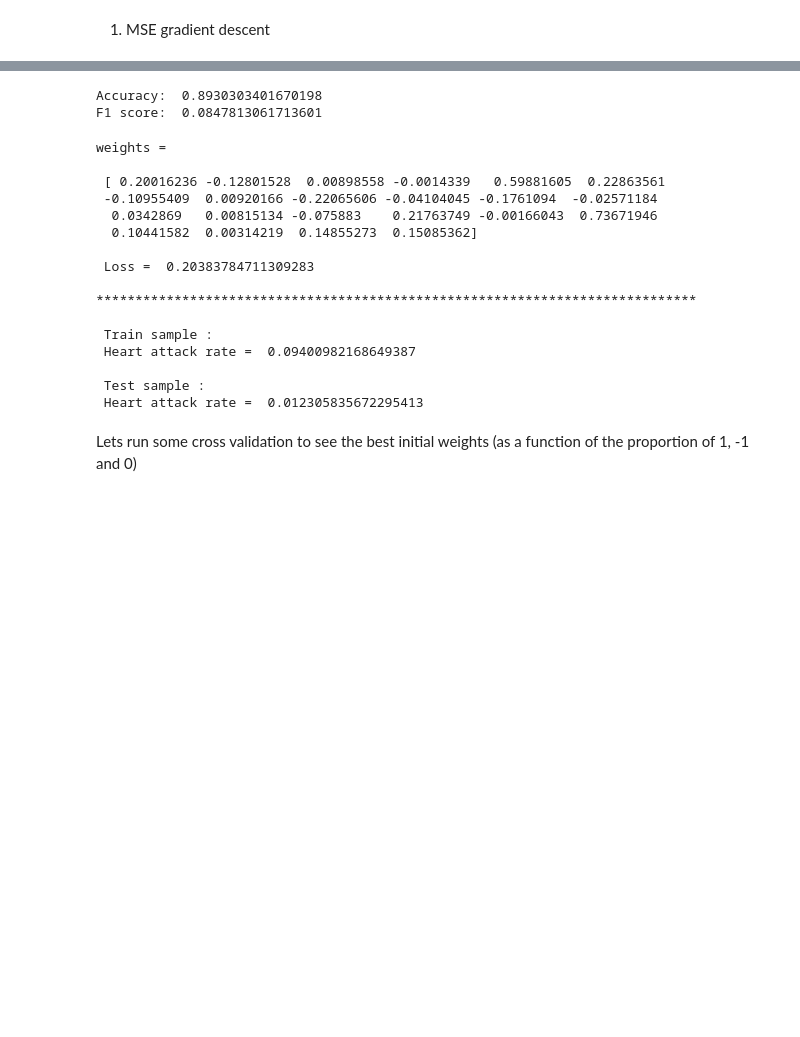
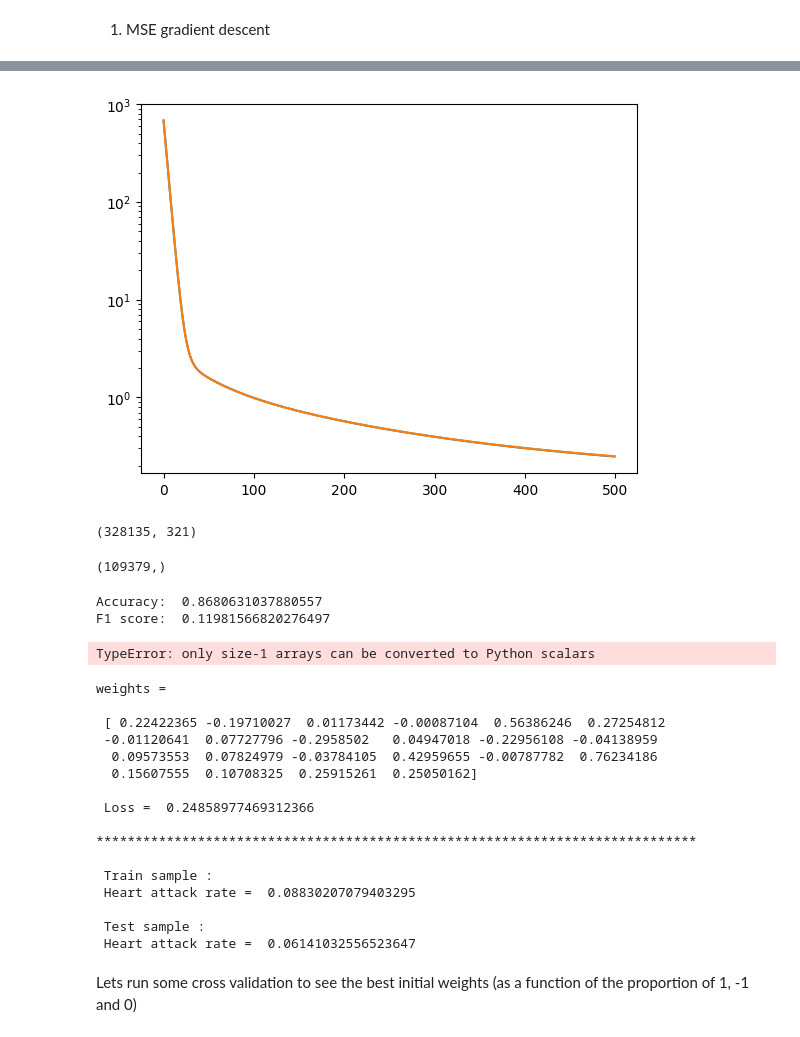
Before and after one commit to lucilemln/ML-project, a Jupyter notebook: run.ipynb, the cells around one changed output, grey strips where cells are left out. Cells and saved outputs as stored; diff of their text form; code cells hidden in the pictures; blank space fills up the shorter version.

Commit message:
Understanding of the code + modifications of gd + plotting

```diff
--- a/run.ipynb
+++ b/run.ipynb
@@ -99,0 +121,4 @@ tX_test = np.c_[np.ones((len(x_test_featured), 1)), x_test_featured]
+# %%
+initial_w = [random.choice([1, -1]) for i in range(len(tX_train[0]))]
+initial_w = np.ones(len(tX_train[0]))
+max_iter = 500
@@ -99,0 +127,5 @@ tX_test = np.c_[np.ones((len(x_test_featured), 1)), x_test_featured]
+# %%
+tX_train_train = tX_train[:int(len(tX_train)*0.7)]
+y_train_train = y_train[:int(len(tX_train)*0.7)]
+tX_train_test = tX_train[int(len(tX_train)*0.7):]
+y_train_test = y_train[int(len(tX_train)*0.7):]
@@ -104,14 +143,5 @@ tX_test = np.c_[np.ones((len(x_test_featured), 1)), x_test_featured]
 # %%
 #Compute gradient descent with MSE as loss function (see functions.py for the function)
 
-
-tX_train_train = tX_train[:int(len(tX_train)*0.7)]
-y_train_train = y_train_processed[:int(len(tX_train)*0.7)]
-tX_train_test = tX_train[int(len(tX_train)*0.7):]
-y_train_test = y_train_processed[int(len(tX_train)*0.7):]
-
-initial_w = [random.choice([1, -1]) for i in range(len(tX_train_train[0]))]
-
-
-w_mse_gd, loss_mse_gd = f.mean_squared_error_gd(y_train_train, tX_train_train, np.ones(len(tX_train_train[0])), 800, 0.01)
+w_mse_gd, loss_mse_gd = f.mean_squared_error_gd(y_train_train, tX_train_train, initial_w, 500, 0.01)
 # %% [output]
@@ -119,5 +149,25 @@ Gradient Descent(799/800): loss=0.1897731751797139
+# %%
+loss_test_set = []
+
+for w in w_mse_gd:
+    loss_test_set.append(f.compute_mse(y_train_test, tX_train_test, w))
+# %%
+plt.figure(0)
+plt.semilogy(loss_mse_gd)
+plt.semilogy(loss_test_set)
+plt.show()
+# %% [output]
+[figure, added]
+# %%
+test_ids.shape
+# %% [output]
+(328135, 321)
+# %%
+y_test_rounded.shape
+# %% [output]
+(109379,)
 # %%
-y_pred = tX_train_test.dot(w_mse_gd)
+y_pred = tX_train_test.dot(w_mse_gd[-1])
 y_pred = np.where(y_pred > 0, 1, -1)
 
 _,_,_,_,f1 = f.confusion_matrix(y_train_test, y_pred)
@@ -125,33 +175,37 @@ _,_,_,_,f1 = f.confusion_matrix(y_train_test, y_pred)
 print("Accuracy: ", np.sum(y_pred == y_train_test)/len(y_train_test))
 print("F1 score: ", f1)
 # %% [output]
-Accuracy:  0.8930303401670198
-F1 score:  0.0847813061713601
+Accuracy:  0.8680631037880557
+F1 score:  0.11981566820276497
+# %%
+h.create_csv_submission(test_ids, y_test_rounded, 'submission_gd.csv')
+# %% [output]
+TypeError: only size-1 arrays can be converted to Python scalars
 # %%
 #Test the model on the test sample. Do we need to standardize ?
 
-y_test = tX_test.dot(w_mse_gd)
+y_test = tX_test.dot(w_mse_gd[-1])
 y_test_rounded = np.where(y_test > 0, 1, -1) #not sure about this line
 
-print('weights = \n\n', w_mse_gd,'\n\n Loss = ', loss_mse_gd,'\n\n*****************************************************************************',
-      ' \n\n Train sample : \n', 'Heart attack rate = ', np.count_nonzero(y_train_processed == 1)/len(y_train_processed), '\n \n Test sample : \n', 'Heart attack rate = ', np.count_nonzero(y_test_rounded == 1)/len(y_test_rounded))
+print('weights = \n\n', w_mse_gd[-1],'\n\n Loss = ', loss_mse_gd[-1],'\n\n*****************************************************************************',
+      ' \n\n Train sample : \n', 'Heart attack rate = ', np.count_nonzero(y_train == 1)/len(y_train), '\n \n Test sample : \n', 'Heart attack rate = ', np.count_nonzero(y_test_rounded == 1)/len(y_test_rounded))
 # %% [output]
 weights =
 
- [ 0.20016236 -0.12801528  0.00898558 -0.0014339   0.59881605  0.22863561
- -0.10955409  0.00920166 -0.22065606 -0.04104045 -0.1761094  -0.02571184
-  0.0342869   0.00815134 -0.075883    0.21763749 -0.00166043  0.73671946
-  0.10441582  0.00314219  0.14855273  0.15085362]
+ [ 0.22422365 -0.19710027  0.01173442 -0.00087104  0.56386246  0.27254812
+ -0.01120641  0.07727796 -0.2958502   0.04947018 -0.22956108 -0.04138959
+  0.09573553  0.07824979 -0.03784105  0.42959655 -0.00787782  0.76234186
+  0.15607555  0.10708325  0.25915261  0.25050162]
 
- Loss =  0.20383784711309283
+ Loss =  0.24858977469312366
 
 *****************************************************************************
 
  Train sample :
- Heart attack rate =  0.09400982168649387
+ Heart attack rate =  0.08830207079403295
 
  Test sample :
- Heart attack rate =  0.012305835672295413
+ Heart attack rate =  0.06141032556523647
 # %% [markdown]
 Lets run some cross validation to see the best initial weights (as a function of the proportion of 1, -1 and 0)
 # %% [markdown]
```
Also changed, not shown: parts of 31 cells of this notebook, 1 other file.
